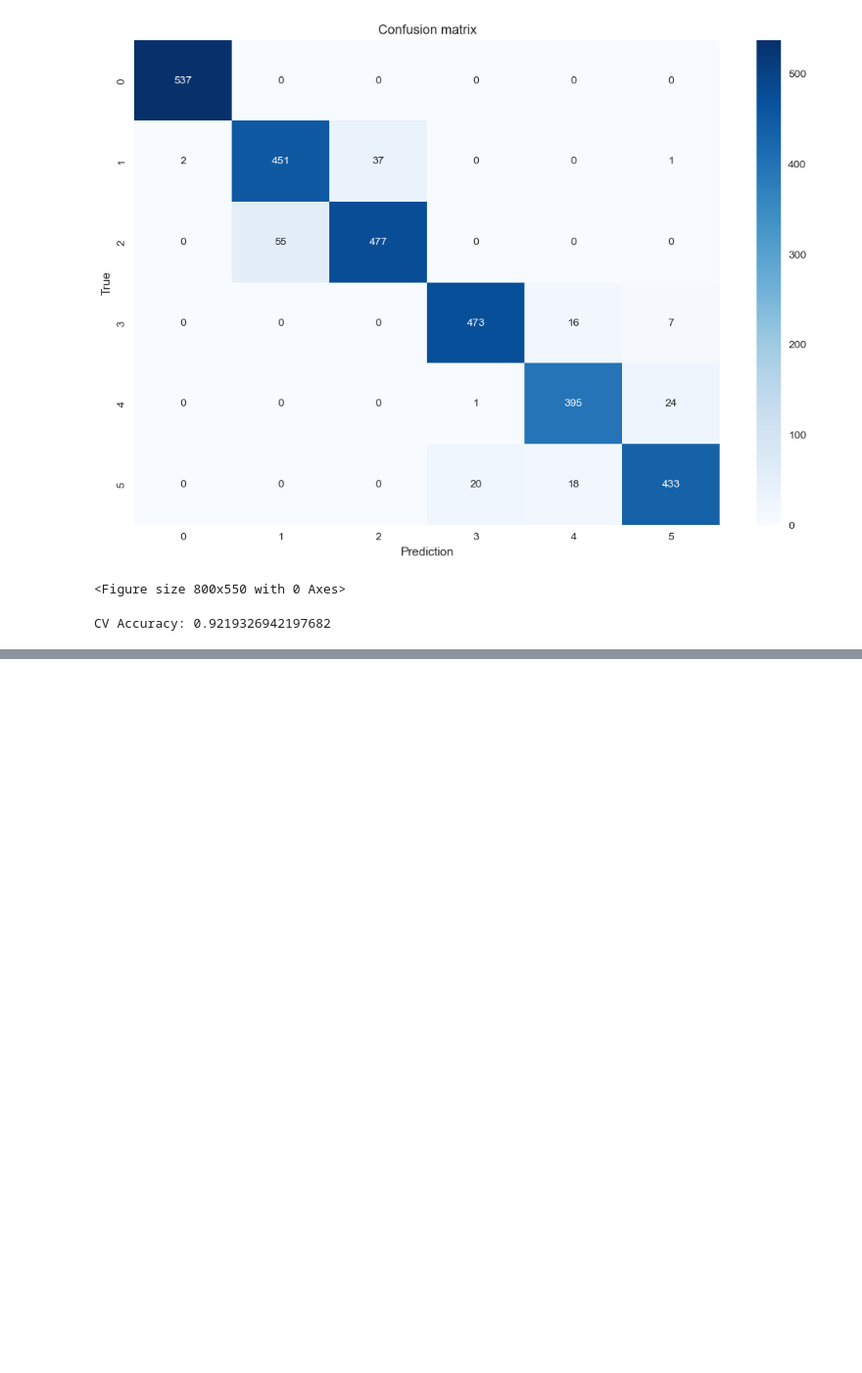
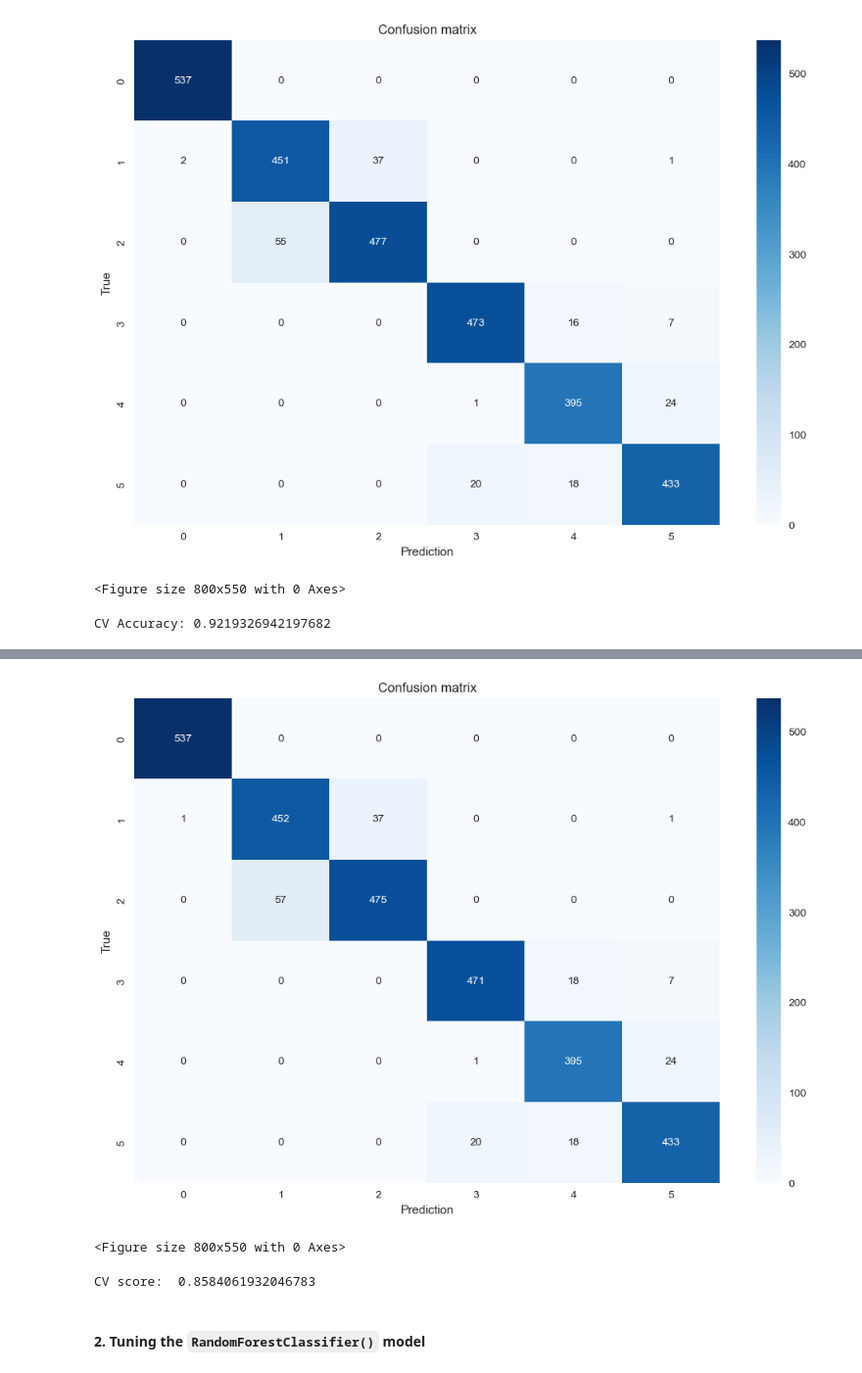
Before and after one commit to solar-node/Human-Activity-Recognition, a Jupyter notebook: human-activity-recognition.ipynb, the cells around one changed output, grey strips where cells are left out. Shown at 98% size. Saved outputs shown, nothing was run; the diff lists cells and outputs as text; code cells hidden in the pictures; blank space fills up the shorter version.

```diff
--- a/human-activity-recognition.ipynb
+++ b/human-activity-recognition.ipynb
@@ -500,0 +645,14 @@ CV Accuracy: 0.9219326942197682
+# %%
+# Training the LogisticRegression model on best parameters
+
+np.random.seed(42)
+
+lr_model_tuned = LogisticRegression(
+    C = 1,
+    class_weight = 'balanced',
+    max_iter = 3000,
+    penalty = 'l2',
+    solver = 'lbfgs'
+)
+
+lr_model_tuned.fit(X_train_pca, y_train_transformed)
@@ -500,0 +666,7 @@ CV Accuracy: 0.9219326942197682
+# %%
+# Importing the evaluation metrics
+from sklearn.metrics import accuracy_score, classification_report, confusion_matrix
+
+# Make predictions with scaled test data
+lr_preds = lr_model_tuned.predict(X_test_pca)
+lr_preds
@@ -500,0 +697,29 @@ CV Accuracy: 0.9219326942197682
+# %%
+# Confusion matrix
+import seaborn as sns
+
+# Creating comfusion matrix
+cm = confusion_matrix(y_test_transformed, lr_preds)
+
+plt.figure(figsize=(12, 8))
+sns.heatmap(cm, annot= True, cmap='Blues', fmt='d') # fmt="d" forces integers
+plt.title("Confusion matrix")
+plt.xlabel("Prediction")
+plt.ylabel("True")
+plt.show();
+plt.savefig("Confusion matrix of Logistic Regression Tuned.png")
+# %% [output]
+[figure, added]
+<Figure size 800x550 with 0 Axes>
+# %%
+cv_scores = cross_val_score(rf_model,
+                           X_train_pca,
+                           y_train_transformed,
+                           cv=5,
+                           scoring = "accuracy")
+
+print("CV score: ", cv_scores.mean())
+# %% [output]
+CV score:  0.8584061932046783
+# %% [markdown]
+#### 2. Tuning the `RandomForestClassifier()` model
```
Also changed, not shown: parts of 35 cells of this notebook, 2 other files.
